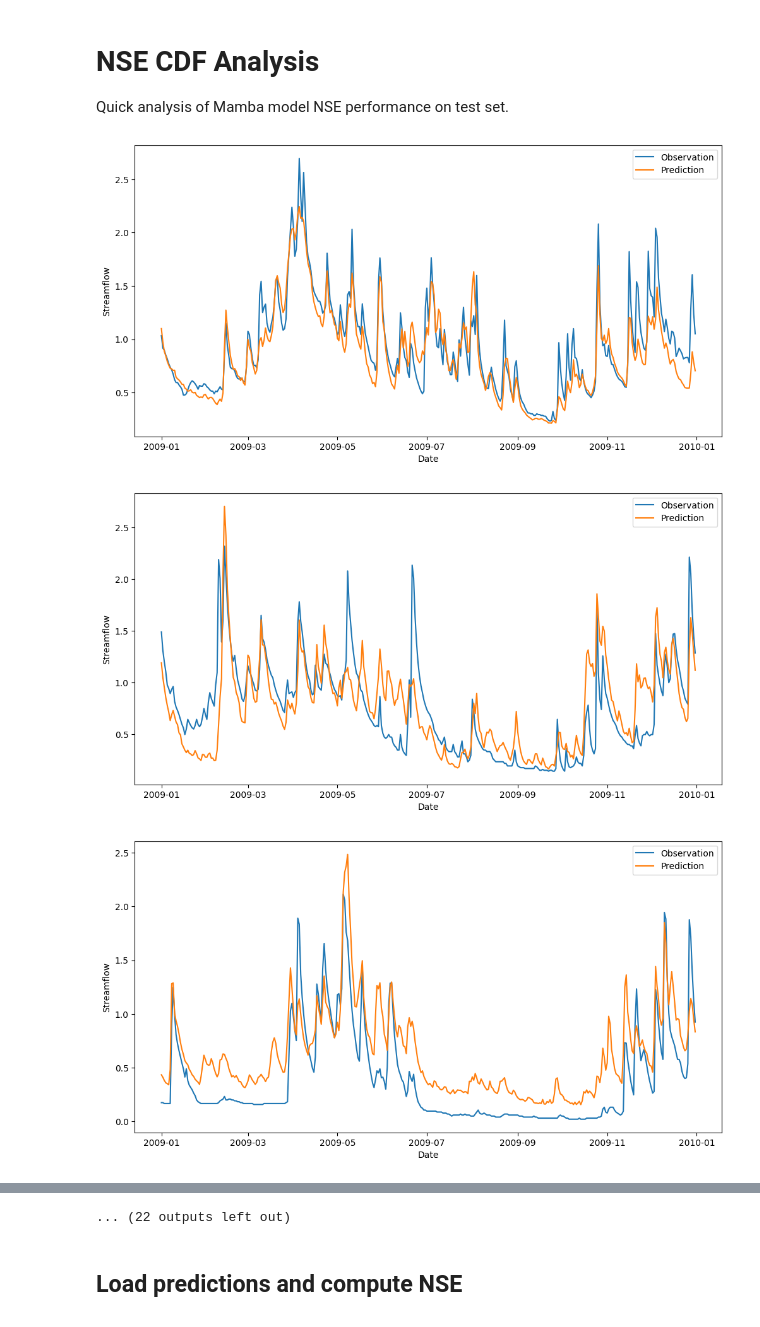
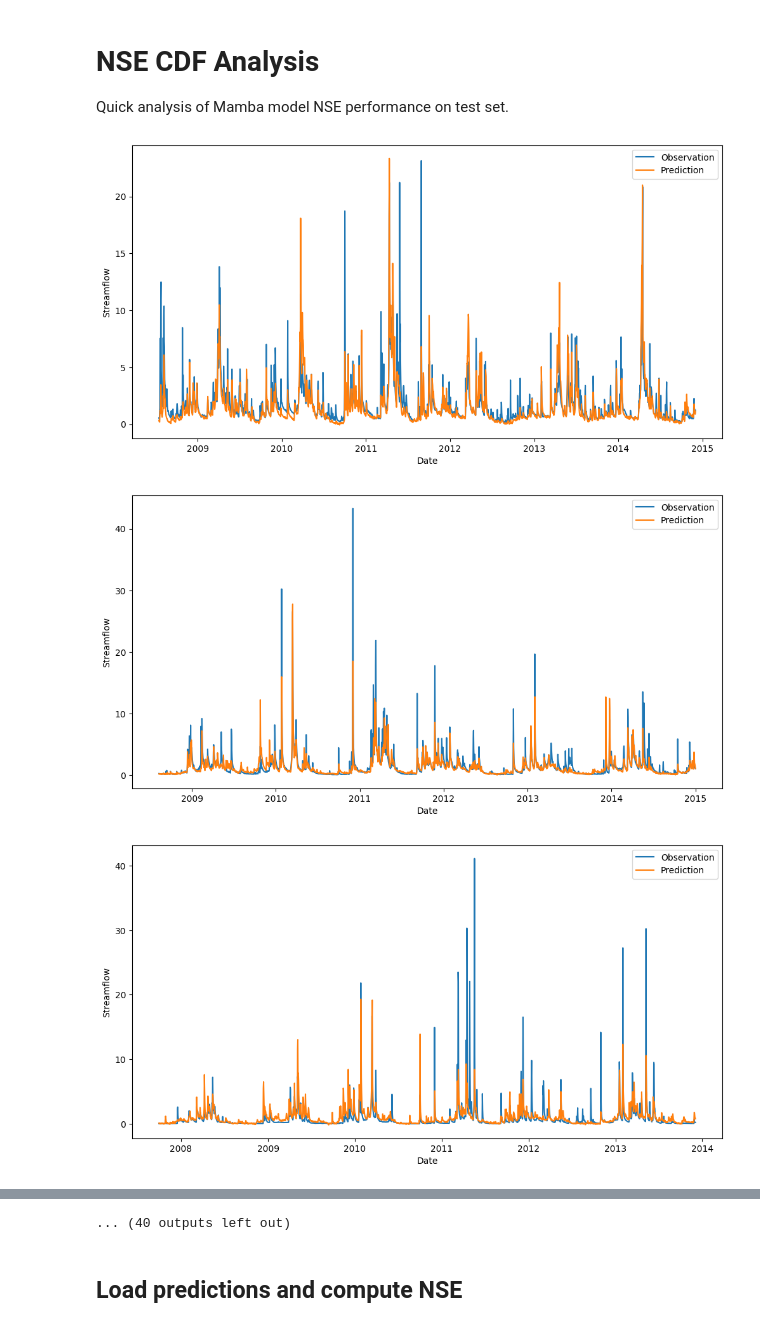
Before and after one commit to CooperBigFoot/pub-usa, a Jupyter notebook: notebooks/nse_cdf_analysis.ipynb, the cells around one changed output, grey strips where cells are left out. Cells and saved outputs as stored; diff of their text form; code cells hidden in the pictures.

```diff
--- a/notebooks/nse_cdf_analysis.ipynb
+++ b/notebooks/nse_cdf_analysis.ipynb
@@ -7,62 +7,28 @@ from transfer_learning_publication.evaluation import MetricCalculator
 import polars as pl
 import matplotlib.pyplot as plt
 # %%
-data = pl.read_parquet("/Users/nicolaslazaro/Desktop/work/pub-usa/results/evaluation/eval_2025-11-03_071735/model_name=mamba_275k_fold_1_tweaked_log1p/seed=42/predictions.parquet")
+data = pl.read_parquet("/Users/nicolaslazaro/Desktop/work/pub-usa/results/evaluation/eval_2025-11-05_141921/model_name=mamba_275k_fold_1_usa_zscore_nolog/seed=42/predictions.parquet")
 data
 
+pat_to_fold = "/Users/nicolaslazaro/Desktop/work/pub-usa/configs/basin_ids_files/test_fold_1.txt"
 
-ids = ["camels_01139000",
-       "camels_01557500",
-       "camels_01632000",
-       "camels_01632900",
-       "camels_02027500",
-       "camels_02051000",
-       "camels_02059500",
-       "camels_02111180",
-       "camels_02235200",
-       "camels_02384540",
-       "camels_02422500",
-       "camels_02479560",
-       "camels_03021350",
-       "camels_03070500",
-       "camels_03076600",
-       "camels_03165000",
-       "camels_03281100",
-       "camels_03592718",
-       "camels_04045500",
-       "camels_05057200",
-       "camels_05291000",
-       "camels_05444000",
-       "camels_05458000",
-       "camels_05593575",
-       "camels_06280300",
-       "camels_06291500",
-       "camels_06814000",
-       "camels_06917000",
-       "camels_08014500",
-       "camels_08101000",
-       "camels_08158700",
-       "camels_08380500",
-       "camels_09035900",
-       "camels_09066300"
-]
+with open(pat_to_fold, "r") as f:
+    ids = [line.strip() for line in f.readlines()]
 
 for gid in ids:
     subset = data.filter(
         (pl.col("group_identifier") == gid) &
-        (pl.col("model_name") == "mamba_275k_fold_1_tweaked_log1p") &
-        (pl.col("prediction_date").dt.year() > 2008) &
-        (pl.col("prediction_date").dt.year() < 2010)
+        (pl.col("model_name") == "mamba_275k_fold_1_usa_zscore_nolog")
     )
 
     plt.figure(figsize=(12, 6))
     plt.plot(subset["prediction_date"].to_numpy(), subset["observation"].to_numpy(), label="Observation")
     plt.plot(subset["prediction_date"].to_numpy(), subset["prediction"].to_numpy(), label="Prediction")
     plt.xlabel("Date")
     plt.ylabel("Streamflow")
     plt.legend()
     plt.show()
 # %% [output]
-[figure, old version]
+[figure, new version]
-[figure, old version]
+[figure, new version]
-[figure, old version]
+[figure, new version]
@@ -78,4 +44,4 @@ for gid in ids:
-... (22 outputs left out)
+... (40 outputs left out)
 # %% [markdown]
 ## Load predictions and compute NSE
 # %%
```
Also changed, not shown: parts of 4 cells of this notebook, 3 other files.
